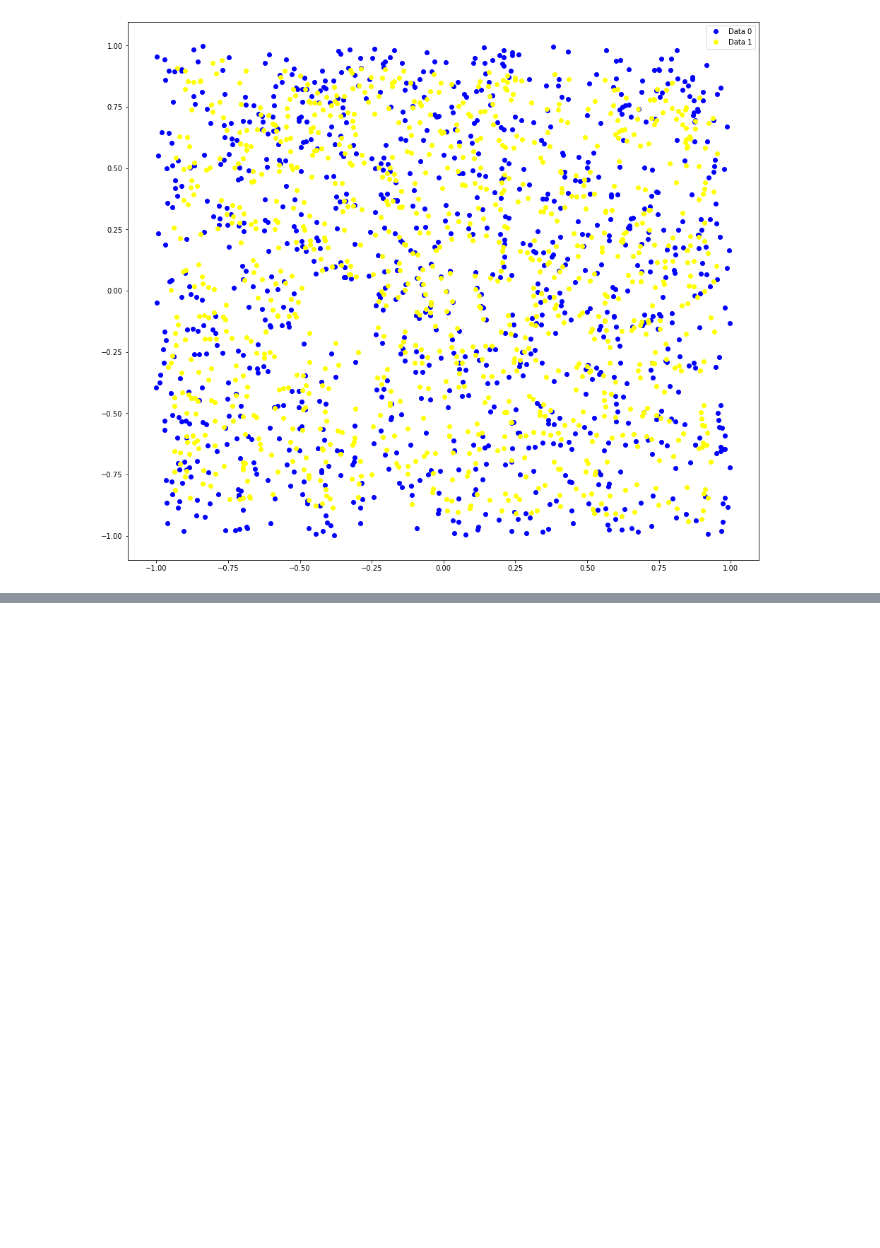
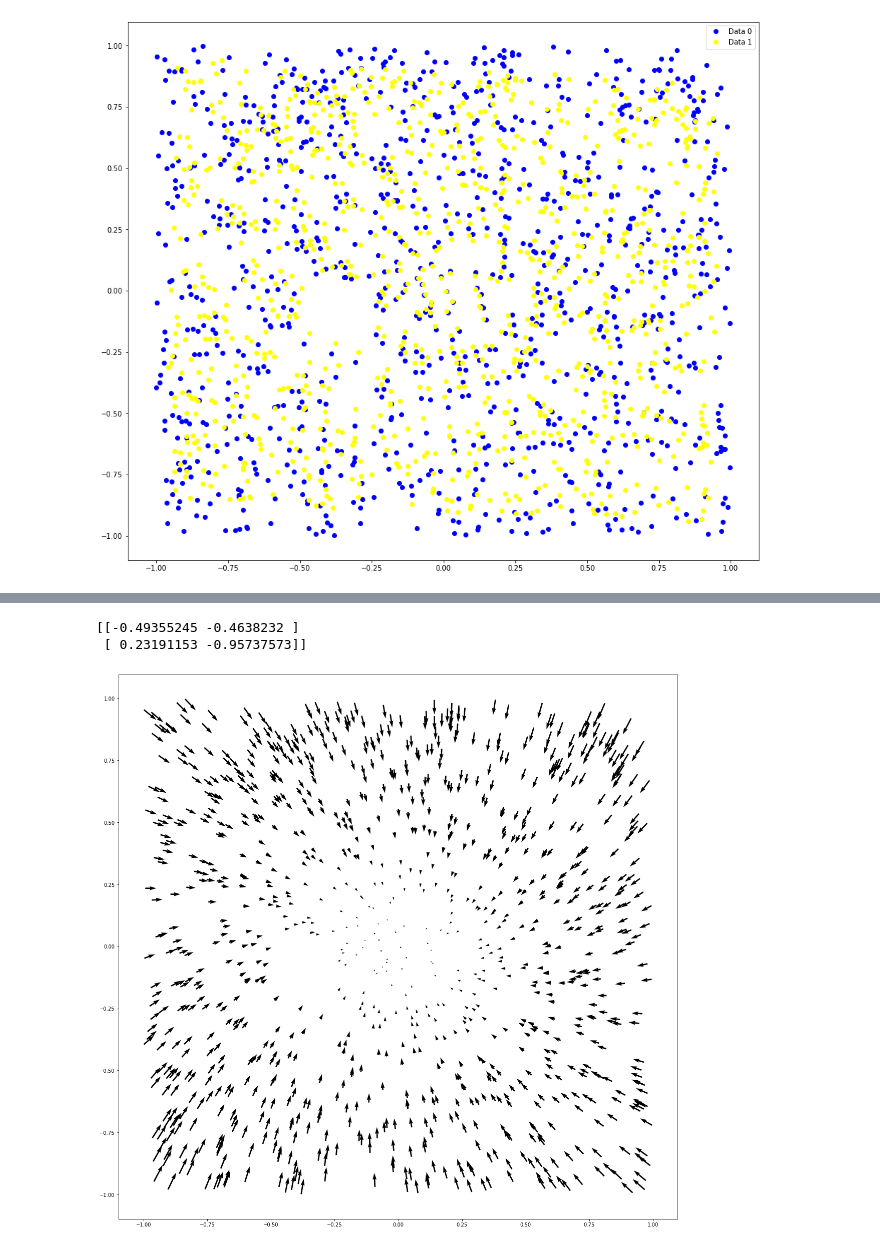
Before and after one commit to ameliescb/EX1_practikum_crowd_modelling, a Jupyter notebook: Exercise 5/Task2/task2.ipynb, the cells around one changed output, grey strips where cells are left out. Cells and saved outputs as stored; diff of their text form; code cells hidden in the pictures; blank space fills up the shorter version.

```diff
--- a/Exercise 5/Task2/task2.ipynb
+++ b/Exercise 5/Task2/task2.ipynb
@@ -72,0 +38,20 @@ plt.show()
+# %%
+coef = np.linalg.lstsq(x0, v, rcond=None)
+A = coef[0]
+print(A)
+# %% [output]
+[[-0.49355245 -0.4638232 ]
+ [ 0.23191153 -0.95737573]]
+# %%
+x_hat = x0.dot(A)
+
+dx_hat = x_hat - x0
+v_hat = dx_hat/dt
+vx_hat = v_hat[:,0]
+vy_hat = v_hat[:,1]
+
+plt.figure(figsize=(20, 20))
+plt.quiver(x0[:,0], x0[:,1], vx_hat, vy_hat)
+plt.show()
+# %% [output]
+[figure, added]
```
Also changed, not shown: parts of 6 cells of this notebook, 1 other file.
